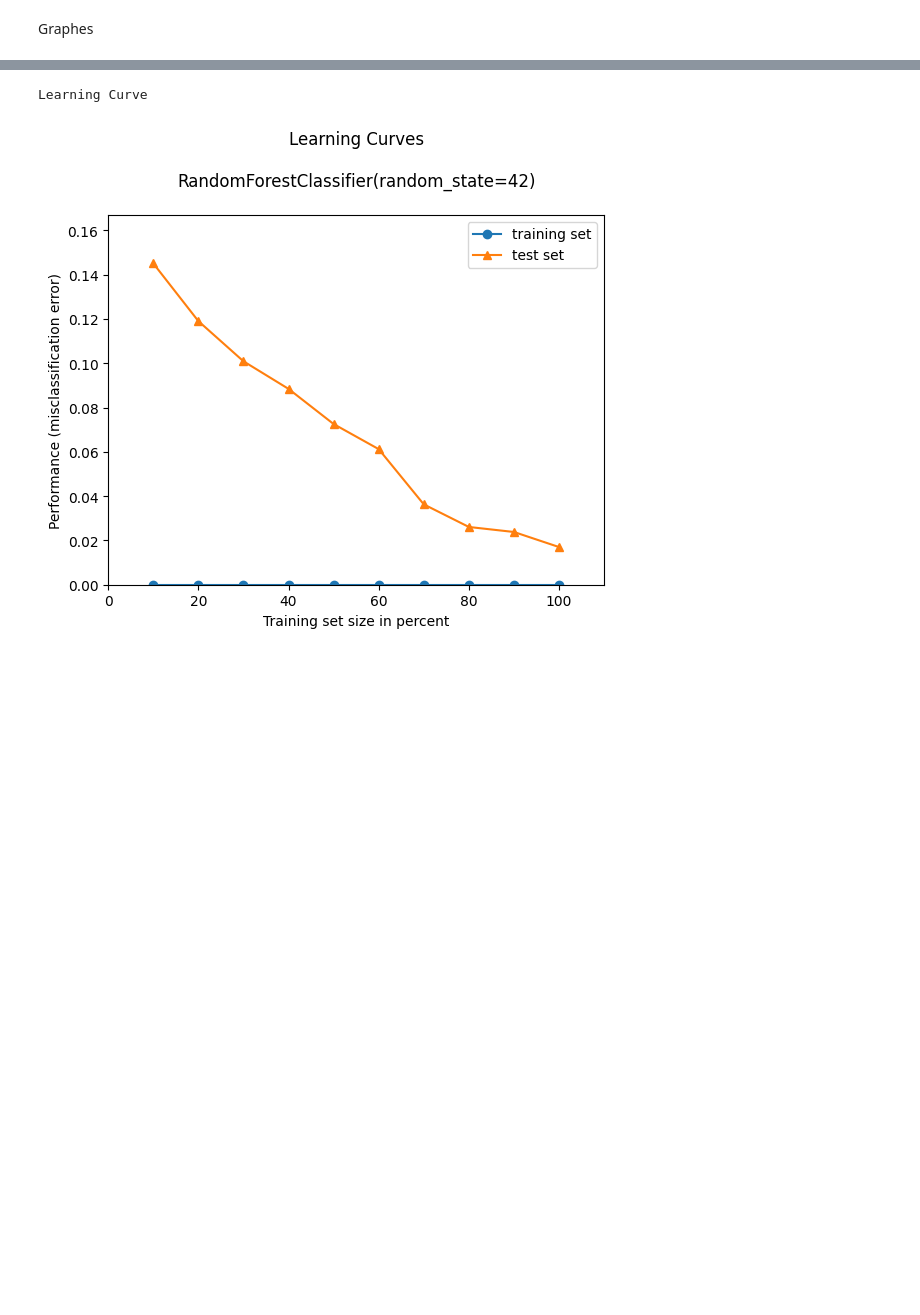
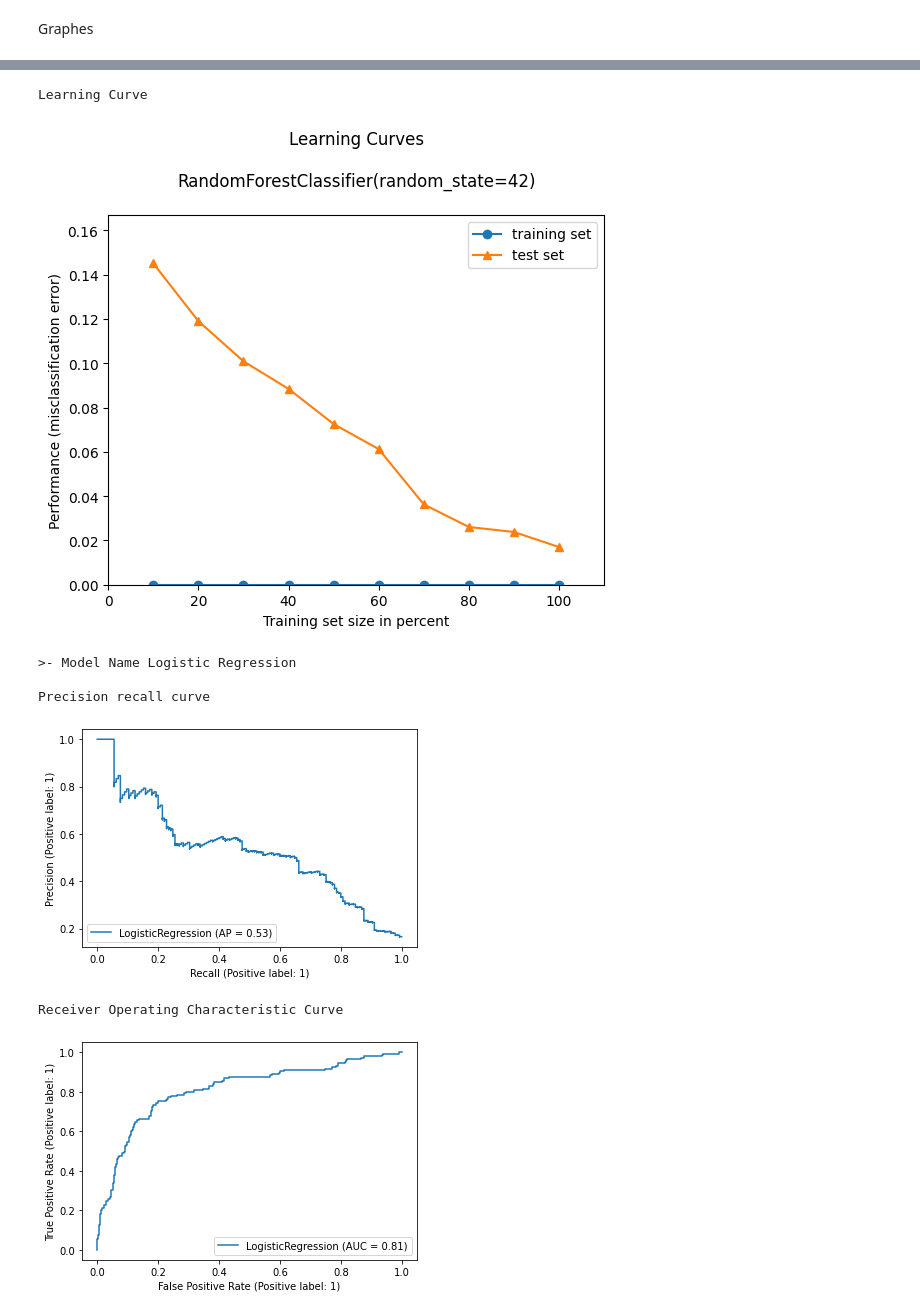
Before and after one commit to Mathieubola/ProjetIA, a Jupyter notebook: 4-Choix model et parametres.ipynb, the cells around one changed output, grey strips where cells are left out. Saved outputs shown, nothing was run; the diff lists cells and outputs as text; code cells hidden in the pictures; blank space fills up the shorter version.

```diff
--- a/4-Choix model et parametres.ipynb
+++ b/4-Choix model et parametres.ipynb
@@ -249,21 +317,25 @@ classifierMetrics.T.plot.bar(title="Cross-validated classification metrics",
 # %% [markdown]
 Graphes
 # %%
-print('Precision recall curve')
-metrics.plot_precision_recall_curve(classifier, X_test, y_test)
-plt.show()
-
-print('Receiver Operating Characteristic Curve')
-metrics.plot_roc_curve(classifier, X_test, y_test)
-plt.show()
-
-print('Detection error tradeoff curve')
-metrics.plot_det_curve(classifier, X_test, y_test)
-plt.show()
-
 from mlxtend.plotting import plot_learning_curves
 
-print('Learning Curve')
-plot_learning_curves(X_train, y_train, X_test, y_test, classifier)
-plt.show()
+for name, model in model_dict.items():
+
+    print(f"\n>- Model Name {name}\n")
+
+    print('Precision recall curve')
+    metrics.plot_precision_recall_curve(model, X_test, y_test)
+    plt.show()
+
+    print('Receiver Operating Characteristic Curve')
+    metrics.plot_roc_curve(model, X_test, y_test)
+    plt.show()
+
+    print('Detection error tradeoff curve')
+    metrics.plot_det_curve(model, X_test, y_test)
+    plt.show()
+
+    print('Learning Curve')
+    plot_learning_curves(X_train, y_train, X_test, y_test, model)
+    plt.show()
 # %% [output]
@@ -270,8 +344,14 @@ plt.show()
 Precision recall curve
 [figure]
 Receiver Operating Characteristic Curve
 [figure]
 Detection error tradeoff curve
 [figure]
 Learning Curve
 [figure]
+>- Model Name Logistic Regression
+
+Precision recall curve
+[figure, added]
+Receiver Operating Characteristic Curve
+[figure, added]
```
Also changed, not shown: parts of 16 cells of this notebook, 2 other files.
